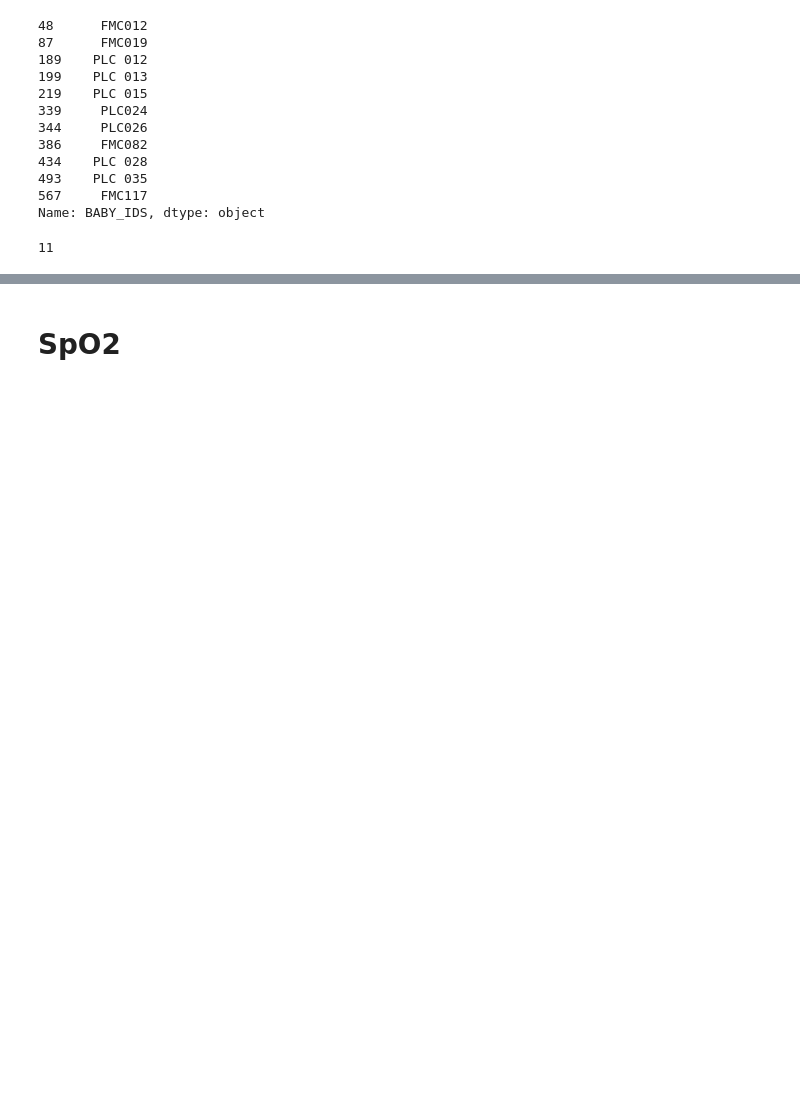
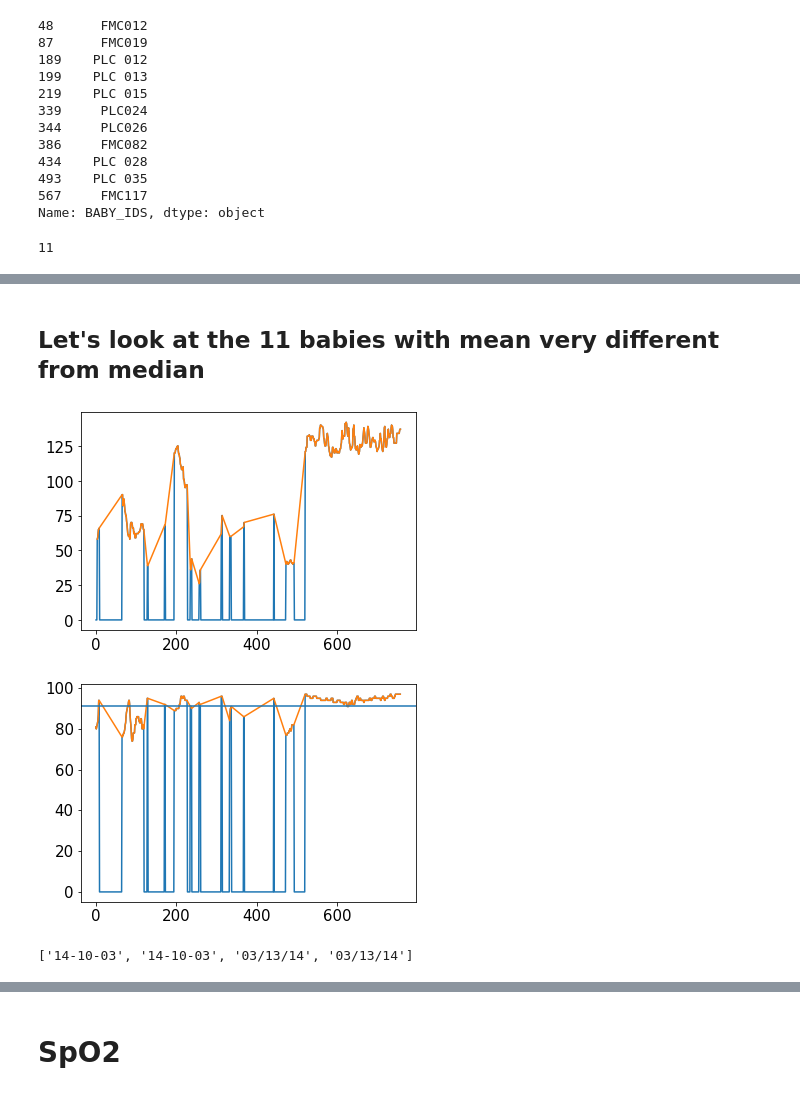
Before and after one commit to shisteve/NHS, a Jupyter notebook: 011_plot_final_analysis.ipynb, the cells around one changed output, grey strips where cells are left out. Drawn from its saved outputs; the diff is of its cells as text; code cells hidden in the pictures; blank space fills up the shorter version.

Commit message:
Started the analysis to visualise the 11 babies with mean different from median by more than 10 but then I just did baby FMC012 and I created a new notebook (012) only for those babies

```diff
--- a/011_plot_final_analysis.ipynb
+++ b/011_plot_final_analysis.ipynb
@@ -155,0 +173,23 @@ len(T['BABY_IDS'][np.abs(T['MED_PR']-T['MEAN_PR'])>10])
+# %% [markdown]
+## Let's look at the 11 babies with mean very different from median
+# %%
+FMC012 = baby('FMC012')
+# %%
+pr=FMC012.measurements[3]['PR']
+spo2=FMC012.measurements[3]['SpO2']
+
+plt.plot(pr)
+plt.plot(pr[pr>10.])
+plt.show()
+
+plt.plot(spo2)
+plt.plot(spo2[spo2>10.])
+plt.axhline(FMC012.measurements_SpO2_mean[3])
+plt.show()
+# %% [output]
+[figure, added]
+[figure, added]
+# %%
+FMC012.measurements_date
+# %% [output]
+['14-10-03', '14-10-03', '03/13/14', '03/13/14']
```
Also changed, not shown: parts of 7 cells of this notebook.
